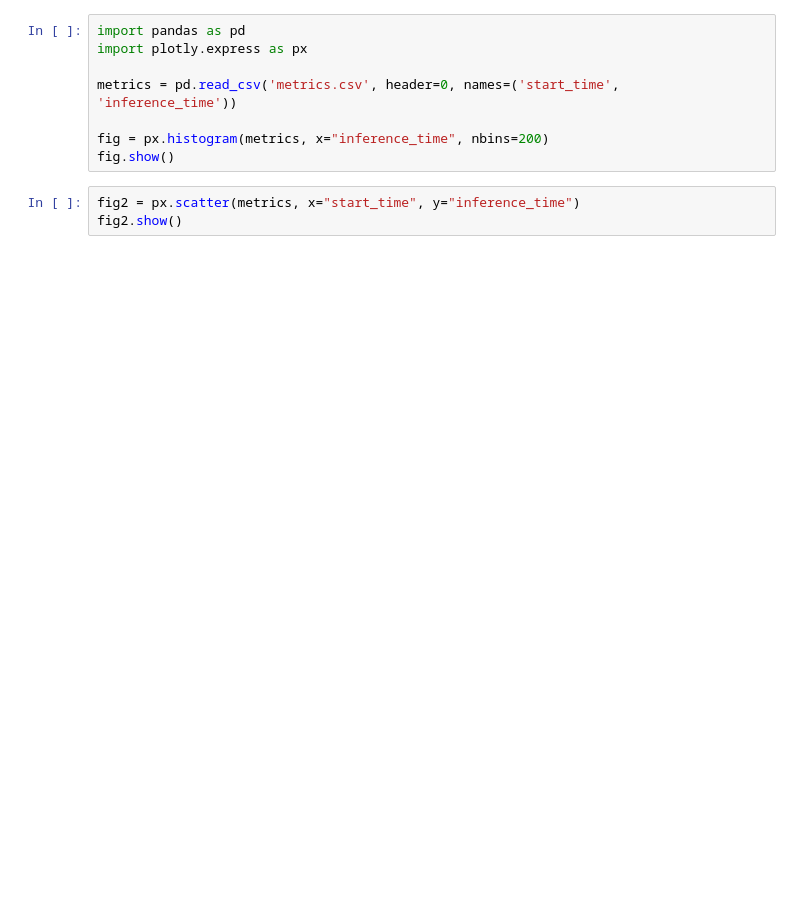
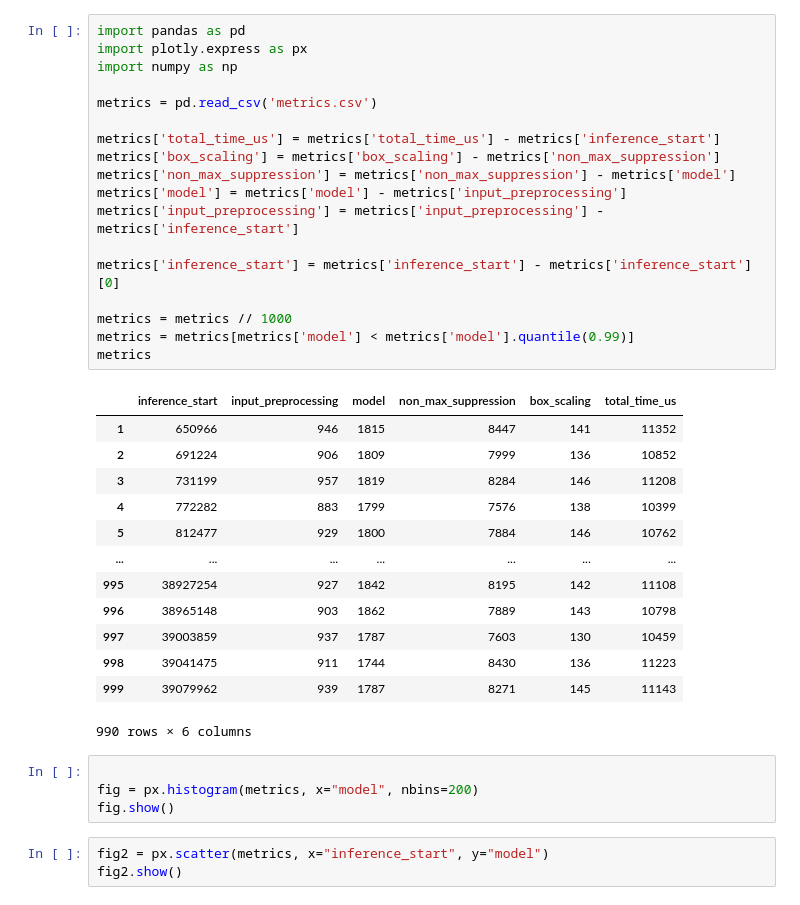
Before and after one commit to starwit/model-benchmarks, a Jupyter notebook: analysis.ipynb, the cells around one changed output. Cells and saved outputs as stored; diff of their text form; blank space fills up the shorter version.

Commit message:
Introduce more metrics

```diff
--- a/analysis.ipynb
+++ b/analysis.ipynb
@@ -1,11 +1,39 @@
+# %%
+import pandas as pd
+import plotly.express as px
+import numpy as np
+
+metrics = pd.read_csv('metrics.csv')
+
+metrics['total_time_us'] = metrics['total_time_us'] - metrics['inference_start']
+metrics['box_scaling'] = metrics['box_scaling'] - metrics['non_max_suppression']
+metrics['non_max_suppression'] = metrics['non_max_suppression'] - metrics['model']
+metrics['model'] = metrics['model'] - metrics['input_preprocessing']
+metrics['input_preprocessing'] = metrics['input_preprocessing'] - metrics['inference_start']
+
+metrics['inference_start'] = metrics['inference_start'] - metrics['inference_start'][0]
+
+metrics = metrics // 1000
+metrics = metrics[metrics['model'] < metrics['model'].quantile(0.99)]
+metrics
+# %% [output]
+|  | inference_start | input_preprocessing | model | non_max_suppression | box_scaling | total_time_us |
+| 1 | 650966 | 946 | 1815 | 8447 | 141 | 11352 |
+| 2 | 691224 | 906 | 1809 | 7999 | 136 | 10852 |
+| 3 | 731199 | 957 | 1819 | 8284 | 146 | 11208 |
+| 4 | 772282 | 883 | 1799 | 7576 | 138 | 10399 |
+| 5 | 812477 | 929 | 1800 | 7884 | 146 | 10762 |
+| ... | ... | ... | ... | ... | ... | ... |
+| 995 | 38927254 | 927 | 1842 | 8195 | 142 | 11108 |
+| 996 | 38965148 | 903 | 1862 | 7889 | 143 | 10798 |
+| 997 | 39003859 | 937 | 1787 | 7603 | 130 | 10459 |
+| 998 | 39041475 | 911 | 1744 | 8430 | 136 | 11223 |
+| 999 | 39079962 | 939 | 1787 | 8271 | 145 | 11143 |
+990 rows × 6 columns
 # %%
-import pandas as pd
-import plotly.express as px
 
-metrics = pd.read_csv('metrics.csv', header=0, names=('start_time', 'inference_time'))
-
-fig = px.histogram(metrics, x="inference_time", nbins=200)
+fig = px.histogram(metrics, x="model", nbins=200)
 fig.show()
 # %%
-fig2 = px.scatter(metrics, x="start_time", y="inference_time")
+fig2 = px.scatter(metrics, x="inference_start", y="model")
 fig2.show()
```
Also changed, not shown: 1 other file.
